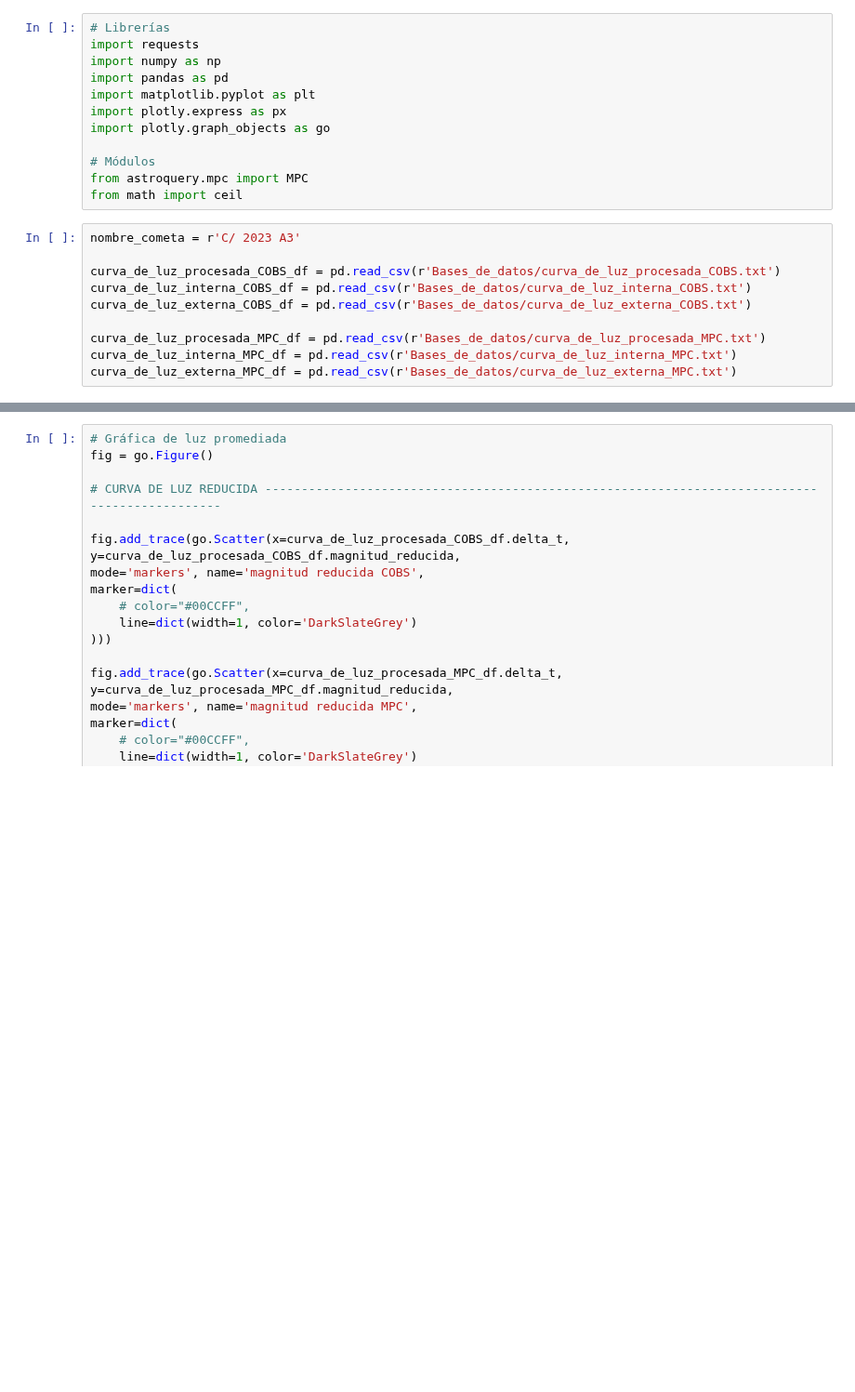
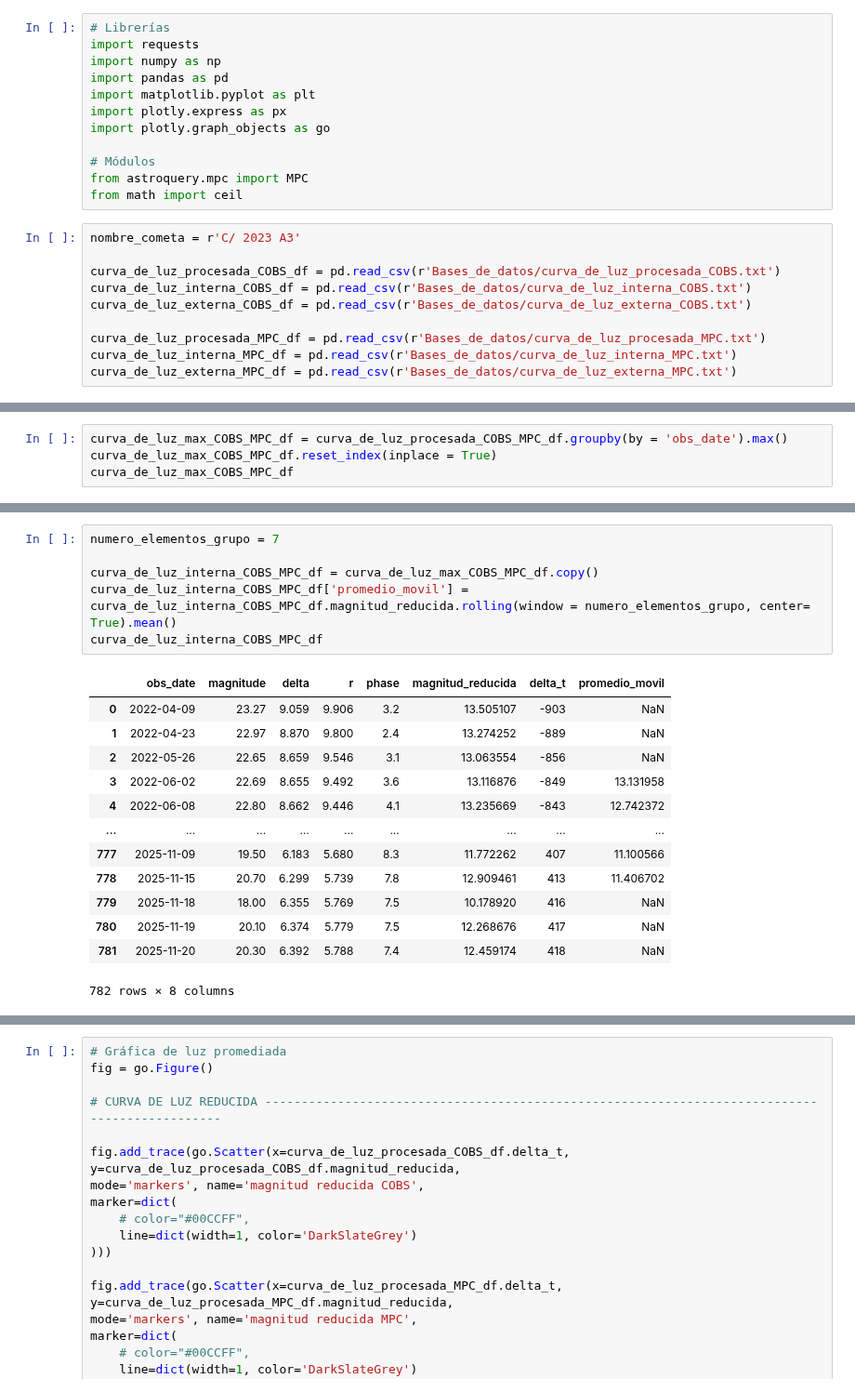
Before and after one commit to sperezp23/Analisador_de_cometas_MPC_Obs_API, a Jupyter notebook: Cometa_MPC_COBS.ipynb, the cells around one changed output, grey strips where cells are left out. Shown at 93% size. Saved outputs shown, nothing was run; the diff lists cells and outputs as text; blank space fills up the shorter version.

```diff
--- a/Cometa_MPC_COBS.ipynb
+++ b/Cometa_MPC_COBS.ipynb
@@ -22,0 +105,4 @@ curva_de_luz_externa_MPC_df = pd.read_csv(r'Bases_de_datos/curva_de_luz_externa_
+# %%
+curva_de_luz_max_COBS_MPC_df = curva_de_luz_procesada_COBS_MPC_df.groupby(by = 'obs_date').max()
+curva_de_luz_max_COBS_MPC_df.reset_index(inplace = True)
+curva_de_luz_max_COBS_MPC_df
@@ -22,0 +123,20 @@ curva_de_luz_externa_MPC_df = pd.read_csv(r'Bases_de_datos/curva_de_luz_externa_
+# %%
+numero_elementos_grupo = 7
+
+curva_de_luz_interna_COBS_MPC_df = curva_de_luz_max_COBS_MPC_df.copy()
+curva_de_luz_interna_COBS_MPC_df['promedio_movil'] = curva_de_luz_interna_COBS_MPC_df.magnitud_reducida.rolling(window = numero_elementos_grupo, center= True).mean()
+curva_de_luz_interna_COBS_MPC_df
+# %% [output]
+|  | obs_date | magnitude | delta | r | phase | magnitud_reducida | delta_t | promedio_movil |
+| 0 | 2022-04-09 | 23.27 | 9.059 | 9.906 | 3.2 | 13.505107 | -903 | NaN |
+| 1 | 2022-04-23 | 22.97 | 8.870 | 9.800 | 2.4 | 13.274252 | -889 | NaN |
+| 2 | 2022-05-26 | 22.65 | 8.659 | 9.546 | 3.1 | 13.063554 | -856 | NaN |
+| 3 | 2022-06-02 | 22.69 | 8.655 | 9.492 | 3.6 | 13.116876 | -849 | 13.131958 |
+| 4 | 2022-06-08 | 22.80 | 8.662 | 9.446 | 4.1 | 13.235669 | -843 | 12.742372 |
+| ... | ... | ... | ... | ... | ... | ... | ... | ... |
+| 777 | 2025-11-09 | 19.50 | 6.183 | 5.680 | 8.3 | 11.772262 | 407 | 11.100566 |
+| 778 | 2025-11-15 | 20.70 | 6.299 | 5.739 | 7.8 | 12.909461 | 413 | 11.406702 |
+| 779 | 2025-11-18 | 18.00 | 6.355 | 5.769 | 7.5 | 10.178920 | 416 | NaN |
+| 780 | 2025-11-19 | 20.10 | 6.374 | 5.779 | 7.5 | 12.268676 | 417 | NaN |
+| 781 | 2025-11-20 | 20.30 | 6.392 | 5.788 | 7.4 | 12.459174 | 418 | NaN |
+782 rows × 8 columns
```
Also changed, not shown: parts of 6 cells of this notebook, 1 other file.
